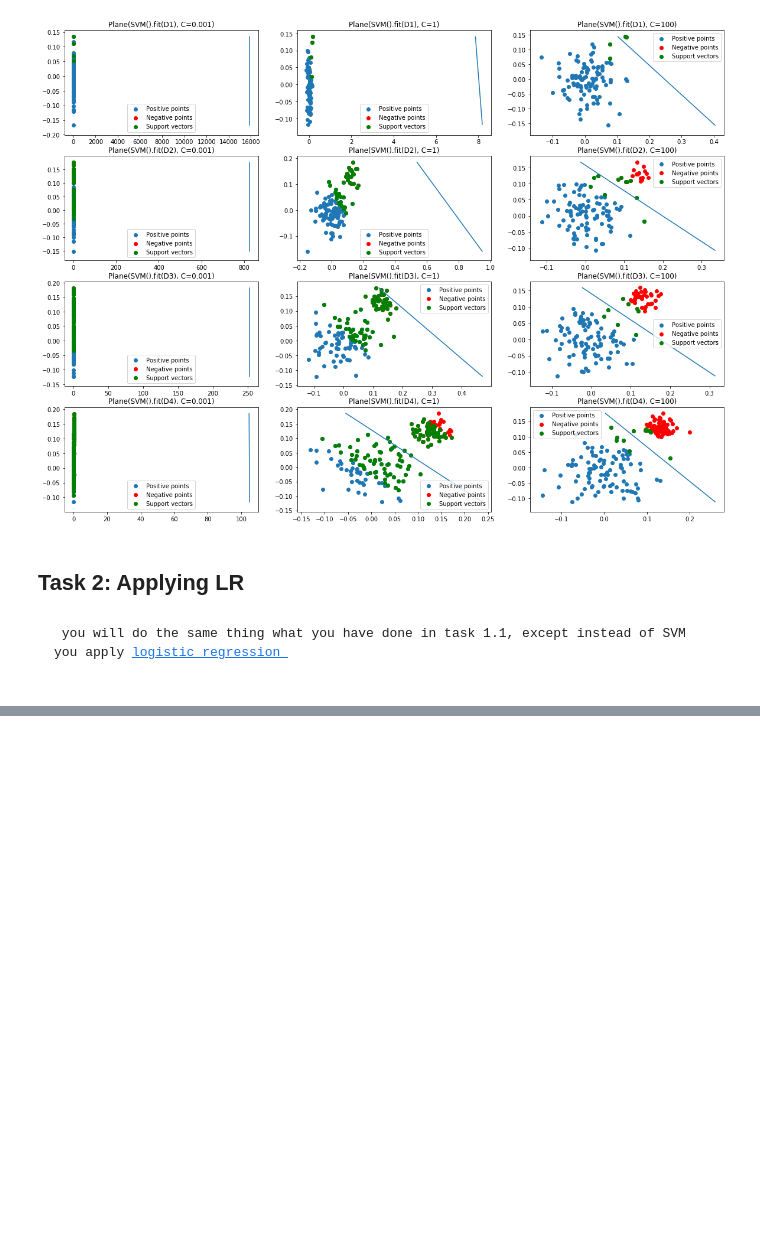
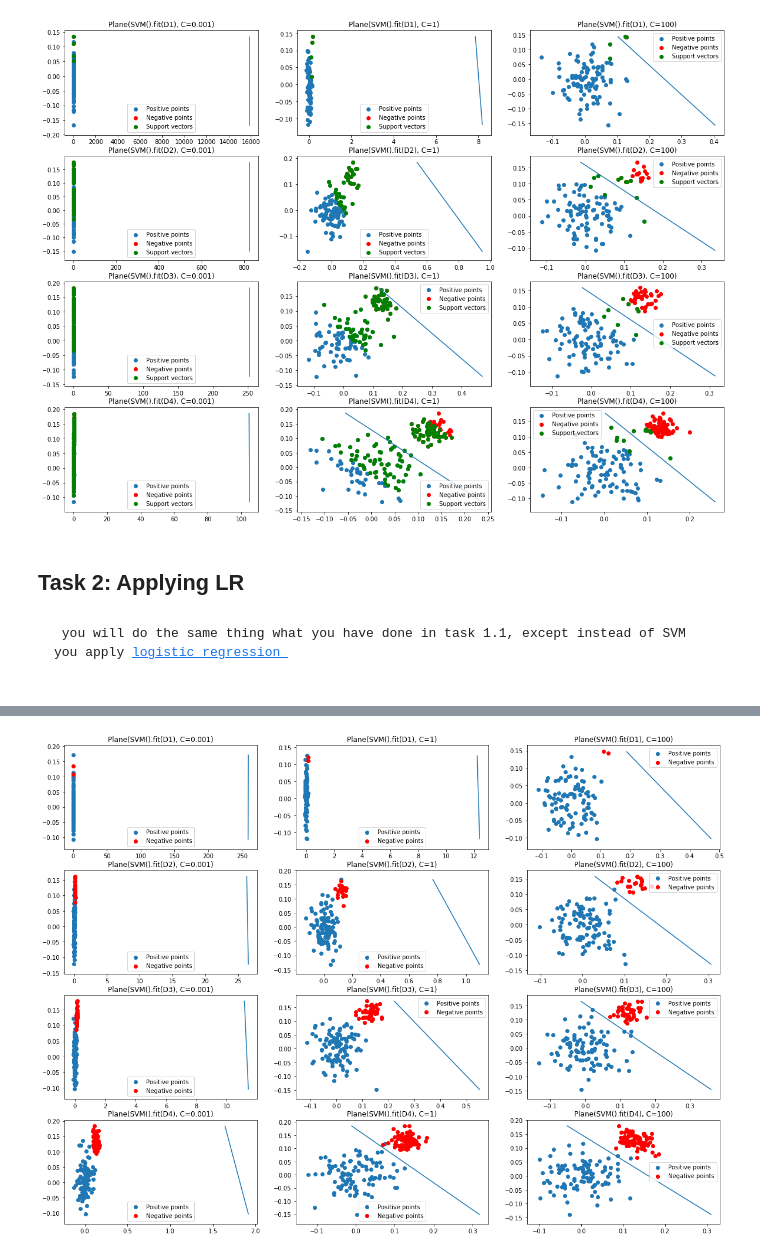
Before and after one commit to subro12/Assignments, a Jupyter notebook: 8A_LR_SVM.ipynb, the cells around one changed output, grey strips where cells are left out. Saved outputs shown, nothing was run; the diff lists cells and outputs as text; code cells hidden in the pictures; blank space fills up the shorter version.

```diff
--- a/8A_LR_SVM.ipynb
+++ b/8A_LR_SVM.ipynb
@@ -120,0 +119,27 @@ plt.show()
+# %%
+#you can start writing code here.
+
+import matplotlib.pyplot as plt
+ratios = [(100,2), (100,20), (100,40), (100,80)]
+c_hyp = [0.001, 1, 100]
+fig, ax = plt.subplots(nrows=4,ncols=3,figsize=(20,15))
+for i,row in enumerate(ax):
+    for j,col in enumerate(row):
+        x_pi = np.random.normal(0,0.05,size=(ratios[i][0],2))
+        x_ni = np.random.normal(0.13,0.02,size=(ratios[i][1],2))
+        y_pi = np.array([1]*ratios[i][0]).reshape(-1,1)
+        y_ni = np.array([0]*ratios[i][1]).reshape(-1,1)
+        x = np.vstack((x_pi,x_ni))
+        y = np.vstack((y_pi,y_ni))
+        col.scatter(x_pi[:,0],x_pi[:,1],label="Positive points")
+        col.scatter(x_ni[:,0],x_ni[:,1],c='red',label="Negative points")
+        clf = LogisticRegression(C=c_hyp[j])
+        clf.fit(x,y)
+#         col.scatter(clf.support_vectors_[:,0],clf.support_vectors_[:,1],c='green',label='Support vectors')
+        col.set_title("Plane(SVM().fit(D{}), C={})".format(i+1,c_hyp[j]))
+        col.legend()
+        draw_line(clf.coef_[0],clf.intercept_[0],min(x[:,1]),max(x[:,1]))
+
+plt.show()
+# %% [output]
+[figure, added]
```
Also changed, not shown: parts of 1 cell of this notebook.
